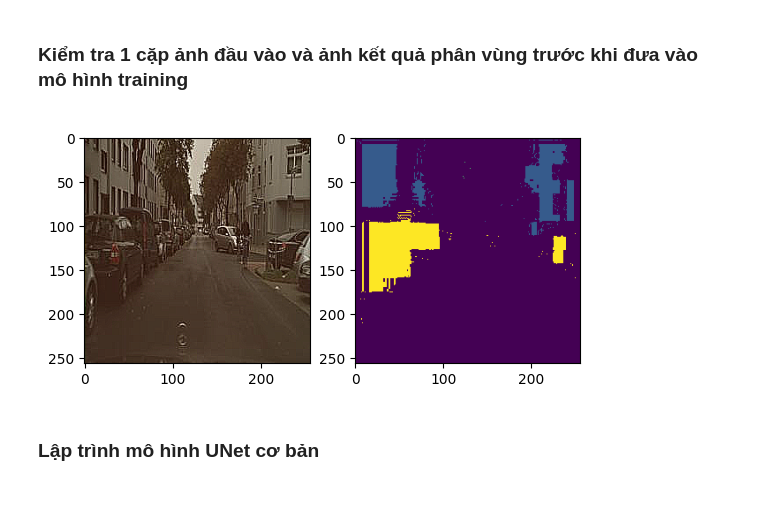
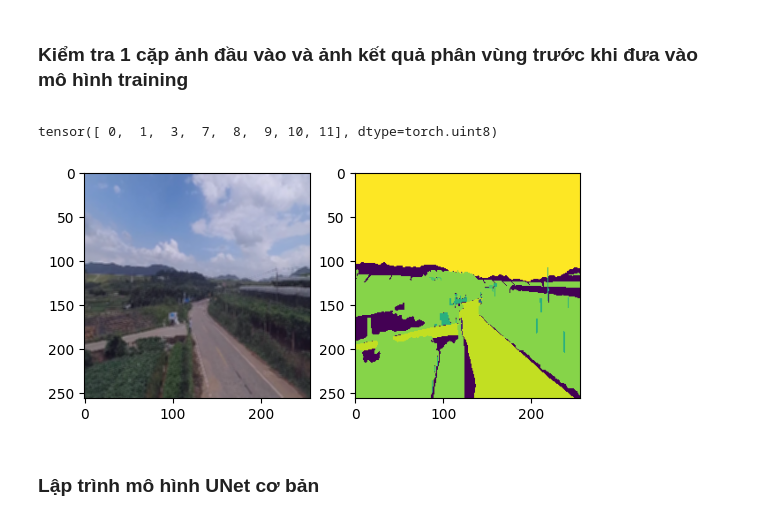
Before and after one commit to Coder0469/Do-an-1, a Jupyter notebook: Week3/B2_basic_pipeline_PASCALVOC.ipynb, the cells around one changed output. Drawn from its saved outputs; the diff is of its cells as text; code cells hidden in the pictures.

```diff
--- a/Week3/B2_basic_pipeline_PASCALVOC.ipynb
+++ b/Week3/B2_basic_pipeline_PASCALVOC.ipynb
@@ -208,27 +140,27 @@ class MyDataset(Dataset):
         self.label_dir = label_dir
         self.transform = transform
         self.list_img = []
-        with open(self.txt_file) as file_in:
+        self.txt_file = txt_file
+        with open(self.txt_file, 'r') as file_in:
             for line in file_in:
-                self.img_path_lst.append(line)
+                self.list_img.append(line.strip()) # Use strip() to remove leading/trailing whitespace and newlines
 
     def __len__(self):
         return len(self.list_img)
 
     def __getitem__(self, idx):
-        img_path = os.path.join(self.root_dir,"{}.jpg",format(self.list_img[idx]))
-        mask_path = os.path.join(self.label_dir, "{}.png",format(self.list_img[idx]))
+        img_name = self.list_img[idx]
+        img_path = os.path.join(self.root_dir, f"{img_name}.jpg")
+        mask_path = os.path.join(self.label_dir, f"{img_name}.png")
 
         image = cv2.imread(img_path, cv2.IMREAD_COLOR)
         image = cv2.cvtColor(image, cv2.COLOR_BGR2RGB)
 
         mask = cv2.imread(mask_path, cv2.IMREAD_GRAYSCALE)
 
-        # Map original colors to class IDs
-        # mask_gray = np.zeros((mask.shape[0], mask.shape[1]), dtype=np.uint8)
-        # for original_id, super_id in ORIGINAL_TO_SUPER.items():
-        #      mask_gray[mask == original_id] = super_id
-
+        # Ensure mask values are within the valid range [0, num_classes - 1]
+        # Assuming 12 classes (0-11) based on model setup
+        # mask[mask >= 12] = 0 # Map invalid indices to 0
 
         if self.transform is not None:
             transformed = self.transform(image=image, mask=mask)
@@ -238,4 +170,7 @@ class MyDataset(Dataset):
             image = torch.from_numpy(image).float().permute(2, 0, 1) / 255.0
             mask = torch.from_numpy(mask).long()
 
+        # Print unique mask values after transformation for debugging
+        # print(f"Unique mask values after transform: {torch.unique(mask)}")
+
         return image, mask
@@ -292,16 +227,24 @@ unorm = UnNormalize(mean=(0.485, 0.456, 0.406), std=(0.229, 0.224, 0.225))
 # %%
 # train_dataset = PascalVOCSearchDataset(image_set="train", download=True, transform=train_transform)
 # test_dataset = PascalVOCSearchDataset(image_set="val", download=False, transform=test_trainsform)
-train_dataset = MyDataset(os.path.join(drive_path,"train"),train_transform)
-test_dataset = MyDataset(os.path.join(drive_path,"val"),test_trainsform)
+train_dataset = MyDataset(os.path.join(drive_path,"JPEGImages"),
+                          os.path.join(drive_path,"SegmentationClass"),
+                          os.path.join(drive_path, "ImageSets/trn.txt"),
+                          train_transform)
+test_dataset = MyDataset(os.path.join(drive_path,"JPEGImages"),
+                          os.path.join(drive_path,"SegmentationClass"),
+                          os.path.join(drive_path, "ImageSets/val.txt"),
+                          test_trainsform)
 image, mask = train_dataset.__getitem__(10)
+print(torch.unique(mask.reshape(1,-1)))
 plt.subplot(1, 2, 1)
 plt.imshow(unorm(image).permute(1, 2, 0))
 plt.subplot(1, 2, 2)
 plt.imshow(mask)
 plt.show()
 # %% [output]
+tensor([ 0,  1,  3,  7,  8,  9, 10, 11], dtype=torch.uint8)
-[figure, old version]
+[figure, new version]
 # %% [markdown]
 <div class="markdown-google-sans">
   <h3>Lập trình mô hình UNet cơ bản</h3>
```
Also changed, not shown: parts of 6 cells of this notebook.
